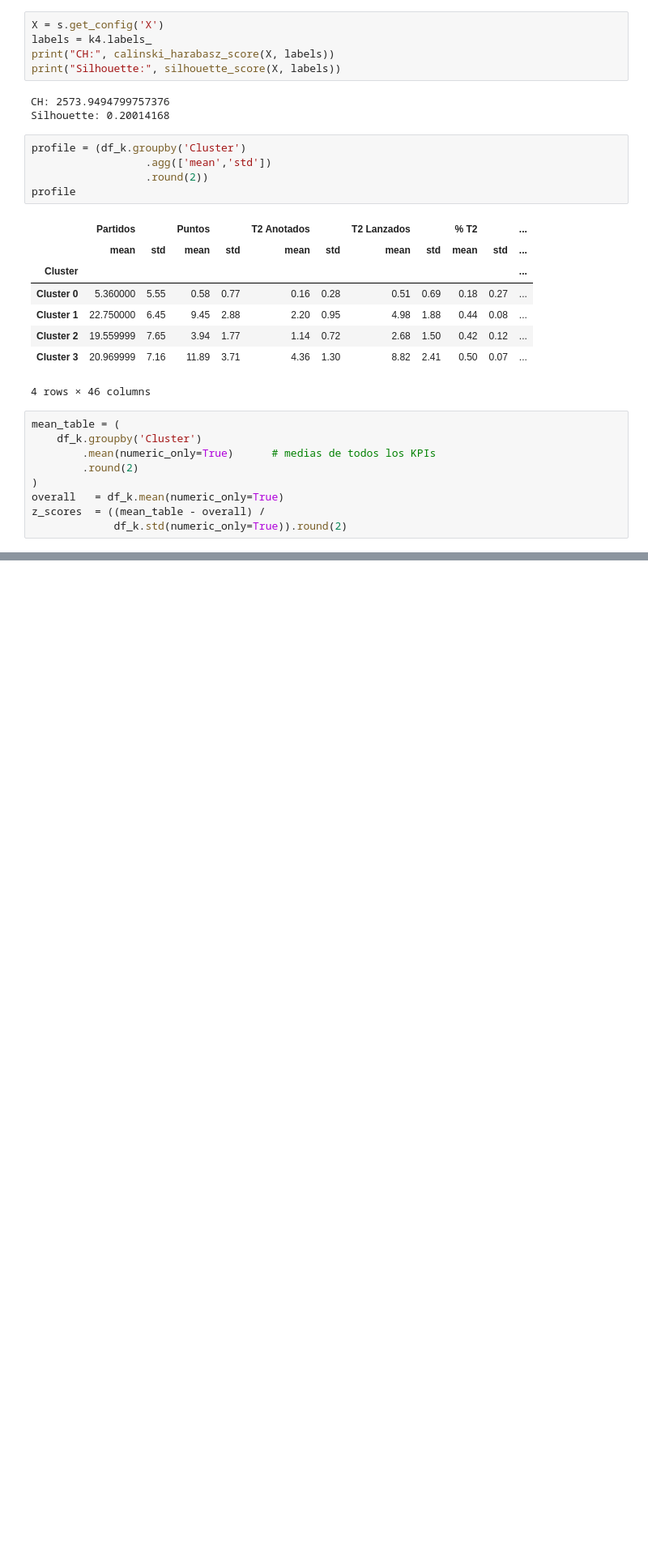
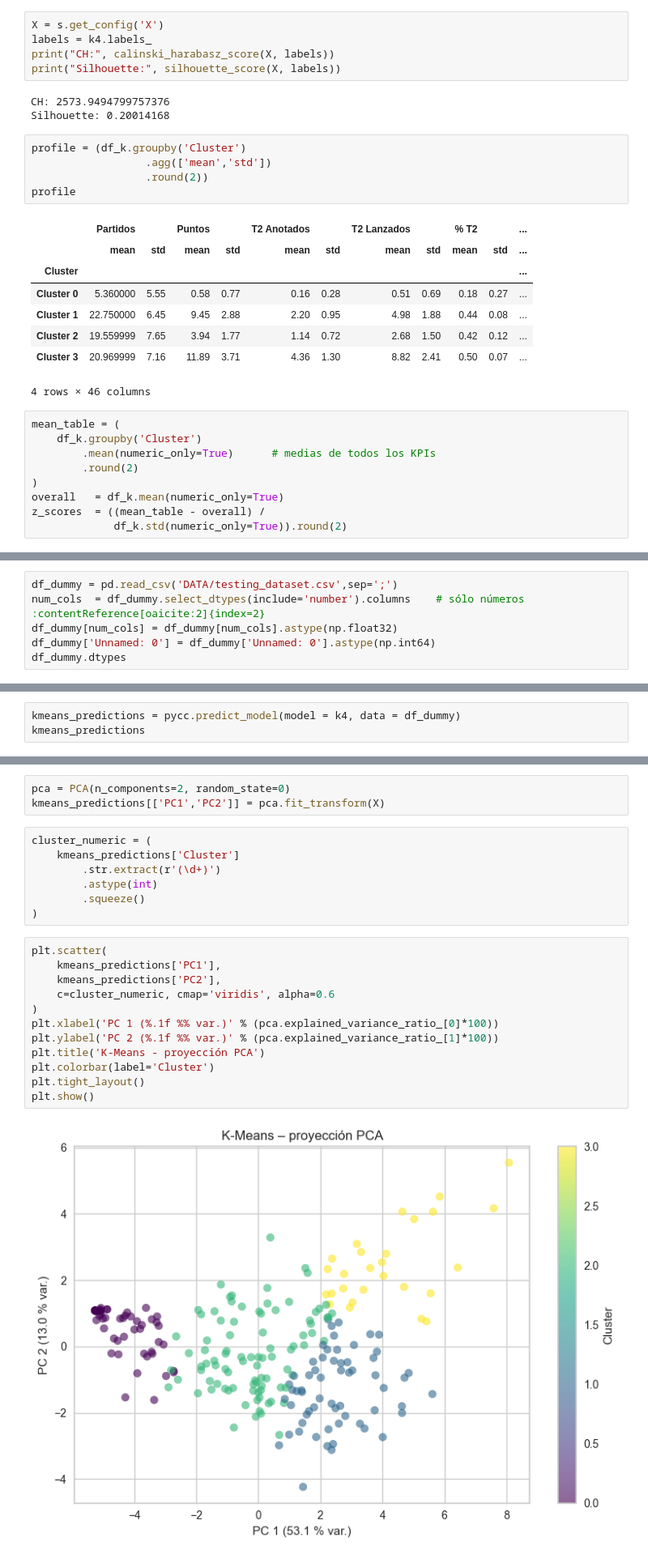
Before and after one commit to DickinsonBP/TFM_VABD, a Jupyter notebook: Modelos/modelo3.ipynb, the cells around one changed output, grey strips where cells are left out. Shown at 81% size. Saved outputs shown, nothing was run; the diff lists cells and outputs as text; blank space fills up the shorter version.

Commit message:
Modelo de clustering acabado. Crear proyecto de visualizacion

```diff
--- a/Modelos/modelo3.ipynb
+++ b/Modelos/modelo3.ipynb
@@ -225,0 +290,6 @@ fig.show()
+# %%
+df_dummy = pd.read_csv('DATA/testing_dataset.csv',sep=';')
+num_cols  = df_dummy.select_dtypes(include='number').columns    # sólo números  :contentReference[oaicite:2]{index=2}
+df_dummy[num_cols] = df_dummy[num_cols].astype(np.float32)
+df_dummy['Unnamed: 0'] = df_dummy['Unnamed: 0'].astype(np.int64)
+df_dummy.dtypes
@@ -225,0 +344,3 @@ fig.show()
+# %%
+kmeans_predictions = pycc.predict_model(model = k4, data = df_dummy)
+kmeans_predictions
@@ -225,0 +361,24 @@ fig.show()
+# %%
+pca = PCA(n_components=2, random_state=0)
+kmeans_predictions[['PC1','PC2']] = pca.fit_transform(X)
+# %%
+cluster_numeric = (
+    kmeans_predictions['Cluster']
+        .str.extract(r'(\d+)')
+        .astype(int)
+        .squeeze()
+)
+# %%
+plt.scatter(
+    kmeans_predictions['PC1'],
+    kmeans_predictions['PC2'],
+    c=cluster_numeric, cmap='viridis', alpha=0.6
+)
+plt.xlabel('PC 1 (%.1f %% var.)' % (pca.explained_variance_ratio_[0]*100))
+plt.ylabel('PC 2 (%.1f %% var.)' % (pca.explained_variance_ratio_[1]*100))
+plt.title('K-Means - proyección PCA')
+plt.colorbar(label='Cluster')
+plt.tight_layout()
+plt.show()
+# %% [output]
+[figure, added]
```
Also changed, not shown: parts of 18 cells of this notebook, 7 other files.
